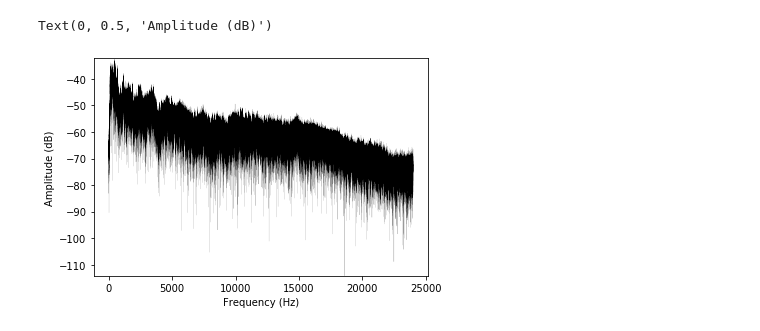
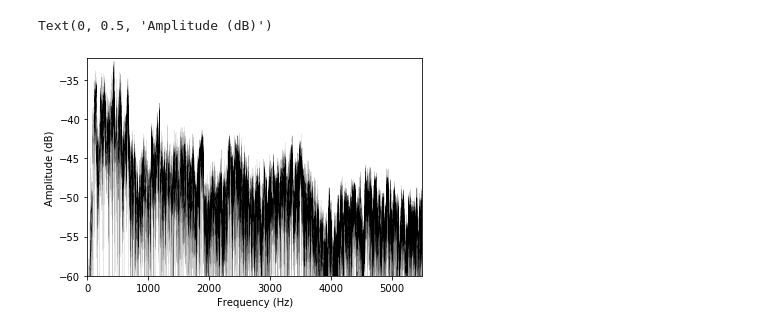
Before and after one commit to drfeinberg/Parselmouth-Guides, a Jupyter notebook: FrequencyAmplitudeSpectra.ipynb, the cells around one changed output. Cells and saved outputs as stored; diff of their text form; code cells hidden in the pictures.

```diff
--- a/FrequencyAmplitudeSpectra.ipynb
+++ b/FrequencyAmplitudeSpectra.ipynb
@@ -5,12 +5,13 @@ import parselmouth
 # %%
 sound = parselmouth.Sound('03-01-01-01-01-01-01.wav')
 spectrum = sound.to_spectrum()
 amplitudes = 10 * np.log10(spectrum.values[0])
 frequencies = np.array([spectrum.get_frequency_from_bin_number(bin + 1) for bin in range(spectrum.get_number_of_bins())])
 plt.plot(frequencies, amplitudes, color='black', linewidth=0.1)
-plt.ylim(np.nanmin(amplitudes), np.nanmax(amplitudes))
+plt.xlim(0, 5500)
+plt.ylim(-60, np.nanmax(amplitudes))
 plt.xlabel("Frequency (Hz)")
 plt.ylabel("Amplitude (dB)")
 # %% [output]
 Text(0, 0.5, 'Amplitude (dB)')
-[figure, old version]
+[figure, new version]
```
